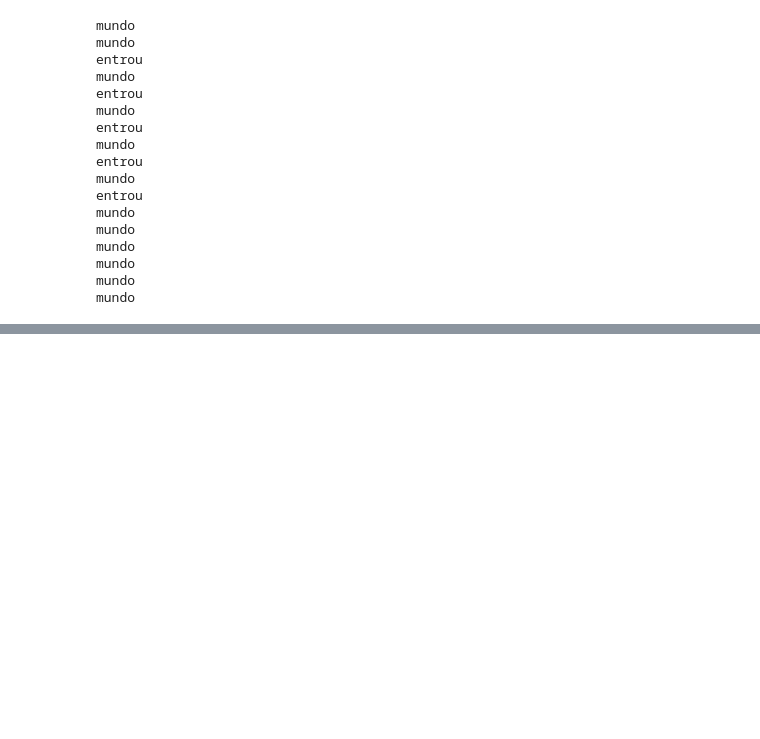
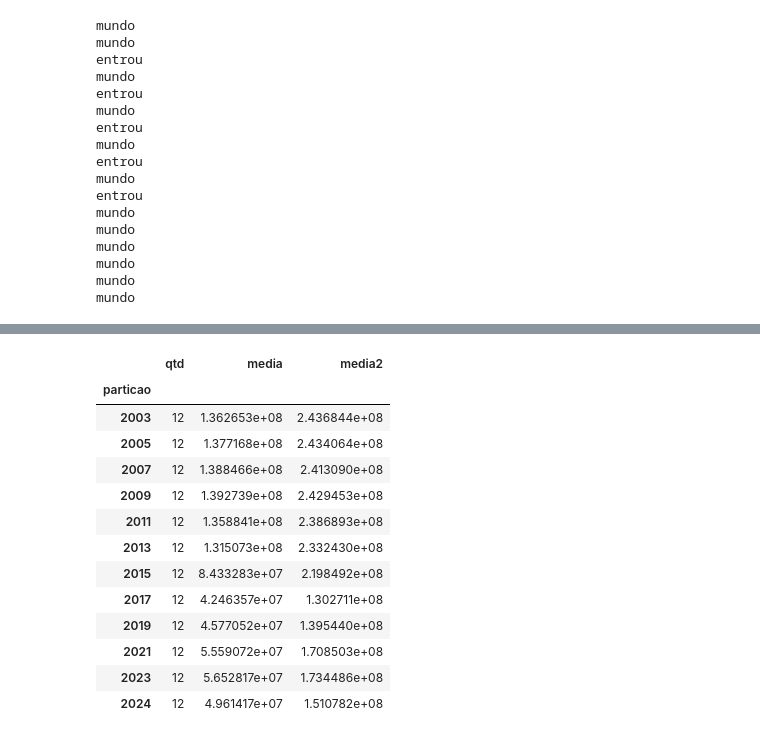
Before and after one commit to JonathanAlvesNogueira/Project-SPTrans-Data-Analysis, a Jupyter notebook: 02. Códigos/01. População Transportada.ipynb, the cells around one changed output, grey strips where cells are left out. Cells and saved outputs as stored; diff of their text form; code cells hidden in the pictures; blank space fills up the shorter version.

```diff
--- a/02. Códigos/01. População Transportada.ipynb
+++ b/02. Códigos/01. População Transportada.ipynb
@@ -288,0 +309,22 @@ df_final
+# %%
+cubo_grupo = df_final2.groupby('particao').agg(
+    qtd=('MÊS', 'count')
+    ,media=('Grupo Estrutural', 'mean')
+    ,media2=('Total', 'mean')
+)
+display(cubo_grupo)
+# %% [output]
+|  | qtd | media | media2 |
+| particao |  |  |  |
+| 2003 | 12 | 1.362653e+08 | 2.436844e+08 |
+| 2005 | 12 | 1.377168e+08 | 2.434064e+08 |
+| 2007 | 12 | 1.388466e+08 | 2.413090e+08 |
+| 2009 | 12 | 1.392739e+08 | 2.429453e+08 |
+| 2011 | 12 | 1.358841e+08 | 2.386893e+08 |
+| 2013 | 12 | 1.315073e+08 | 2.332430e+08 |
+| 2015 | 12 | 8.433283e+07 | 2.198492e+08 |
+| 2017 | 12 | 4.246357e+07 | 1.302711e+08 |
+| 2019 | 12 | 4.577052e+07 | 1.395440e+08 |
+| 2021 | 12 | 5.559072e+07 | 1.708503e+08 |
+| 2023 | 12 | 5.652817e+07 | 1.734486e+08 |
+| 2024 | 12 | 4.961417e+07 | 1.510782e+08 |
```
Also changed, not shown: parts of 14 cells of this notebook, 2 other files.
